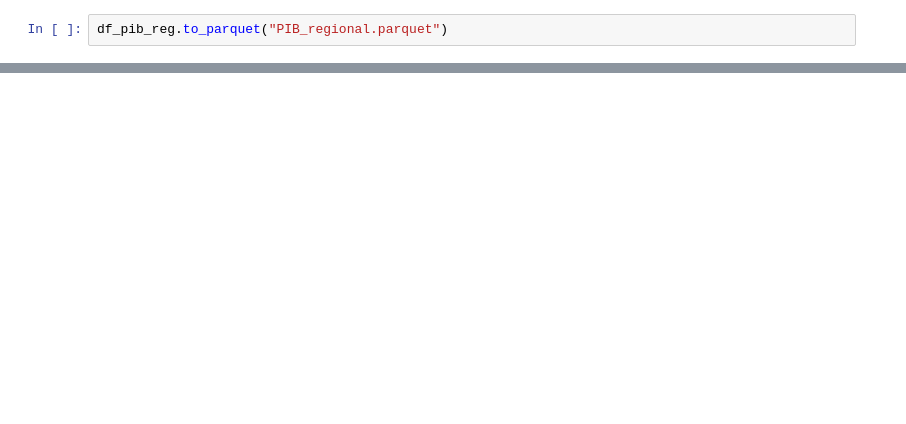
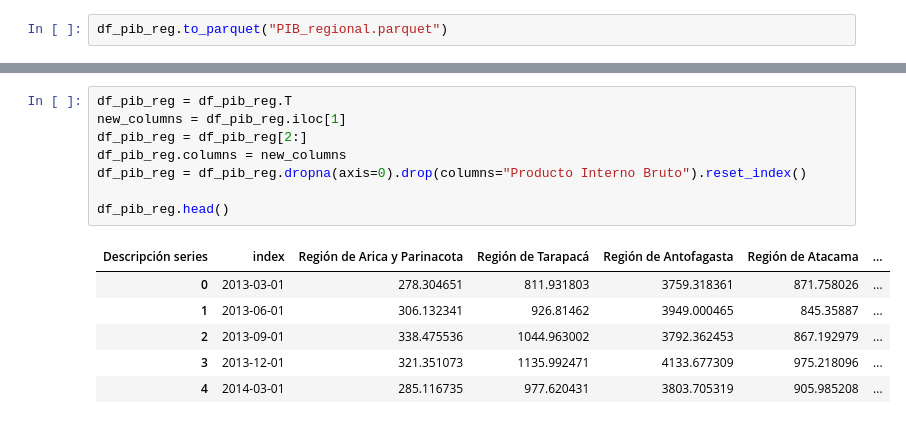
Before and after one commit to josegdotcom/imt2200-actividad-2024, a Jupyter notebook: datos de economia/creacion_de_la_base_datos_economia.ipynb, the cells around one changed output, grey strips where cells are left out. Saved outputs shown, nothing was run; the diff lists cells and outputs as text; blank space fills up the shorter version.

```diff
--- a/datos de economia/creacion_de_la_base_datos_economia.ipynb
+++ b/datos de economia/creacion_de_la_base_datos_economia.ipynb
@@ -480,0 +448,15 @@ df_pib_reg.to_parquet("PIB_regional.parquet")
+# %%
+df_pib_reg = df_pib_reg.T
+new_columns = df_pib_reg.iloc[1]
+df_pib_reg = df_pib_reg[2:]
+df_pib_reg.columns = new_columns
+df_pib_reg = df_pib_reg.dropna(axis=0).drop(columns="Producto Interno Bruto").reset_index()
+
+df_pib_reg.head()
+# %% [output]
+| Descripción series | index | Región de Arica y Parinacota | Región de Tarapacá | Región de Antofagasta | Región de Atacama | ... |
+| 0 | 2013-03-01 | 278.304651 | 811.931803 | 3759.318361 | 871.758026 | ... |
+| 1 | 2013-06-01 | 306.132341 | 926.81462 | 3949.000465 | 845.35887 | ... |
+| 2 | 2013-09-01 | 338.475536 | 1044.963002 | 3792.362453 | 867.192979 | ... |
+| 3 | 2013-12-01 | 321.351073 | 1135.992471 | 4133.677309 | 975.218096 | ... |
+| 4 | 2014-03-01 | 285.116735 | 977.620431 | 3803.705319 | 905.985208 | ... |
```
Also changed, not shown: parts of 19 cells of this notebook, 55 other files.
